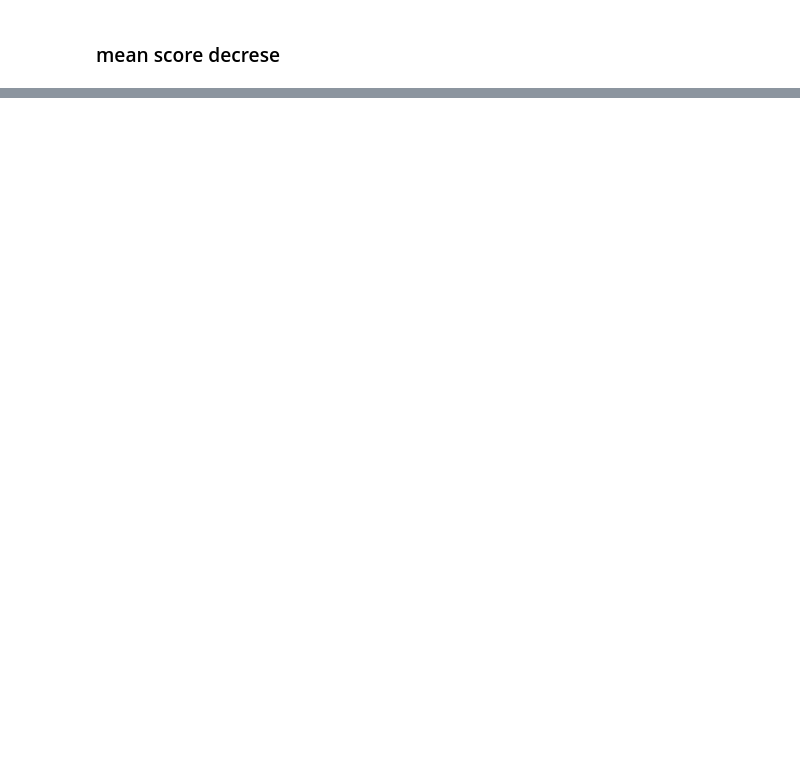
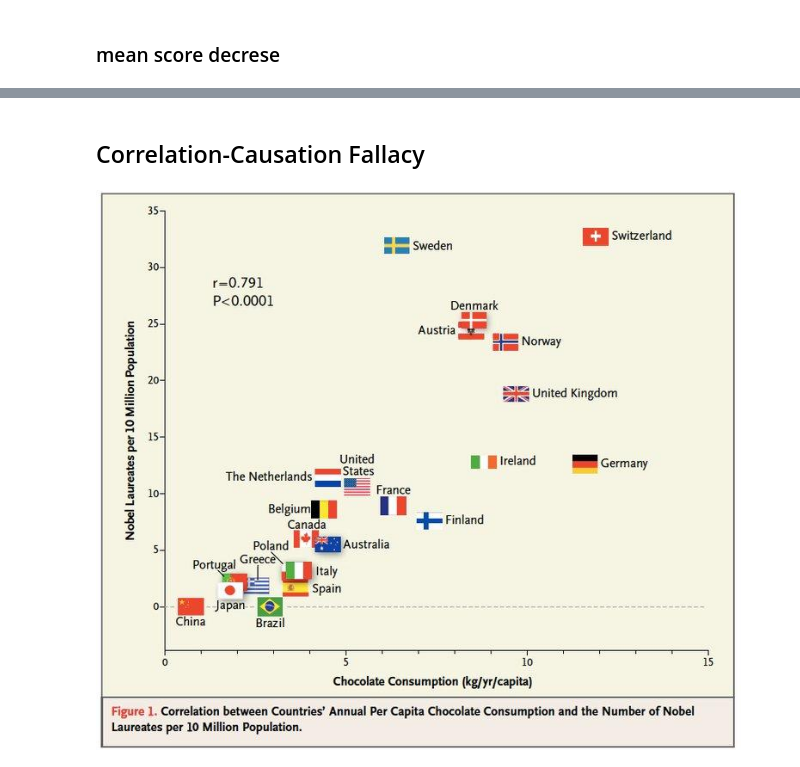
Before and after one commit to julius-risky/Data-Science, a Jupyter notebook: Machine_Learning/Part2_Regression/11_Random_Forest_Regression/Random_forest_jcopml.ipynb, the cells around one changed output, grey strips where cells are left out. Drawn from its saved outputs; the diff is of its cells as text; code cells hidden in the pictures; blank space fills up the shorter version.

```diff
--- a/Machine_Learning/Part2_Regression/11_Random_Forest_Regression/Random_forest_jcopml.ipynb
+++ b/Machine_Learning/Part2_Regression/11_Random_Forest_Regression/Random_forest_jcopml.ipynb
@@ -135,0 +111,6 @@ from jcopml.feature_importance import mean_loss_decrease
+# %% [markdown]
+## Correlation-Causation Fallacy
+# %%
+illustration.fallacy1
+# %% [output]
+[figure, added]
```
Also changed, not shown: parts of 14 cells of this notebook, 4 other files.
